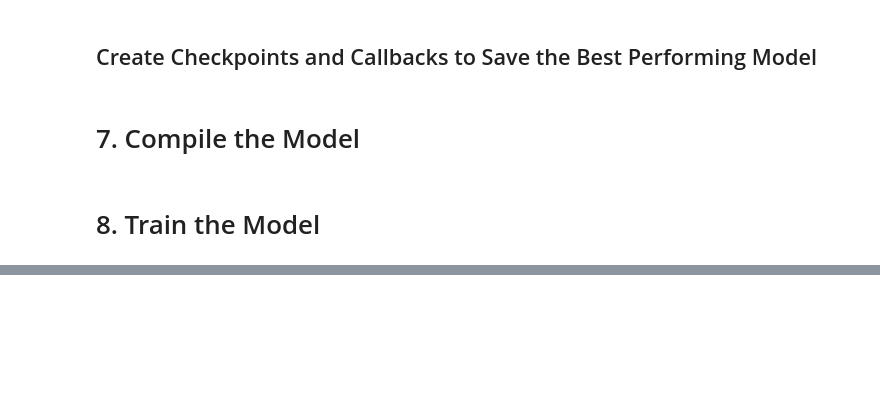
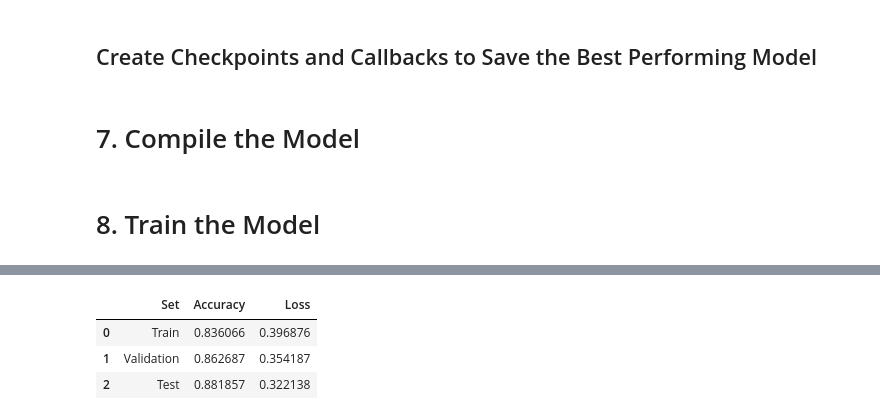
Before and after one commit to Lexie-D/Breast-Cancer-Classification, a Jupyter notebook: Breast_Cancer_classification.ipynb, the cells around one changed output, grey strips where cells are left out. Cells and saved outputs as stored; diff of their text form; code cells hidden in the pictures; blank space fills up the shorter version.

```diff
--- a/Breast_Cancer_classification.ipynb
+++ b/Breast_Cancer_classification.ipynb
@@ -403,0 +492,3 @@ KeyboardInterrupt:
+# %%
+test_loss, test_acc = model.evaluate(test_gen)
+print(f"Test Accuracy: {test_acc:.4f}, Test Loss: {test_loss:.4f}")
@@ -403,0 +498,19 @@ KeyboardInterrupt:
+# %%
+train_accuracy = history.history['accuracy'][-1]
+val_accuracy = history.history['val_accuracy'][-1]
+train_loss = history.history['loss'][-1]
+val_loss = history.history['val_loss'][-1]
+
+# create pandas dataframe with all 3
+evaluation_results = pd.DataFrame({
+    'Set': ['Train', 'Validation', 'Test'],
+    'Accuracy': [train_accuracy, val_accuracy, test_acc],
+    'Loss': [train_loss, val_loss, test_loss]
+    })
+
+evaluation_results
+# %% [output]
+|  | Set | Accuracy | Loss |
+| 0 | Train | 0.836066 | 0.396876 |
+| 1 | Validation | 0.862687 | 0.354187 |
+| 2 | Test | 0.881857 | 0.322138 |
```
Also changed, not shown: parts of 13 cells of this notebook.
